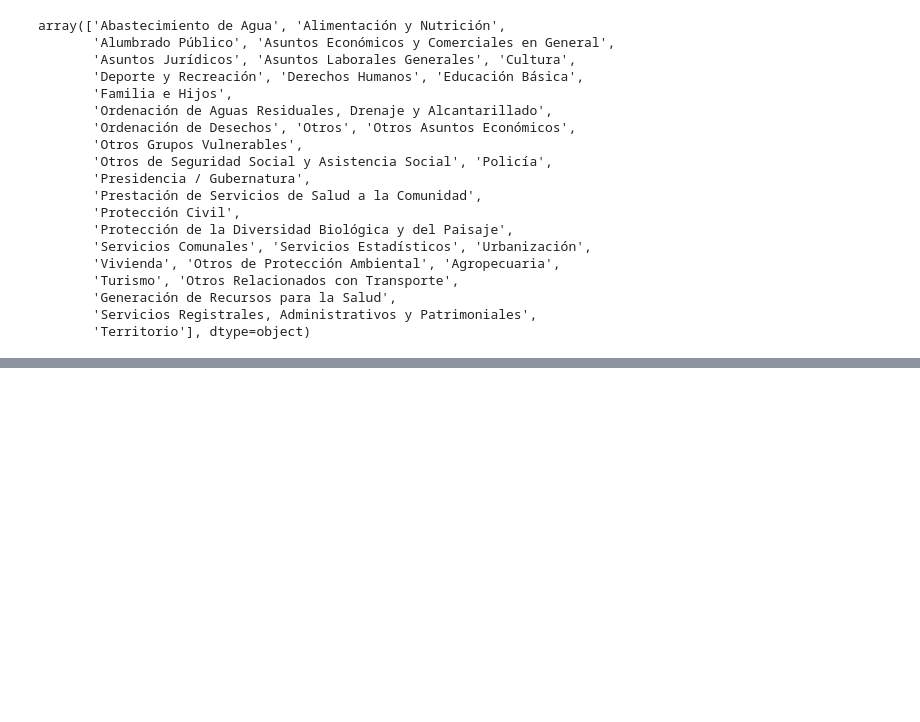
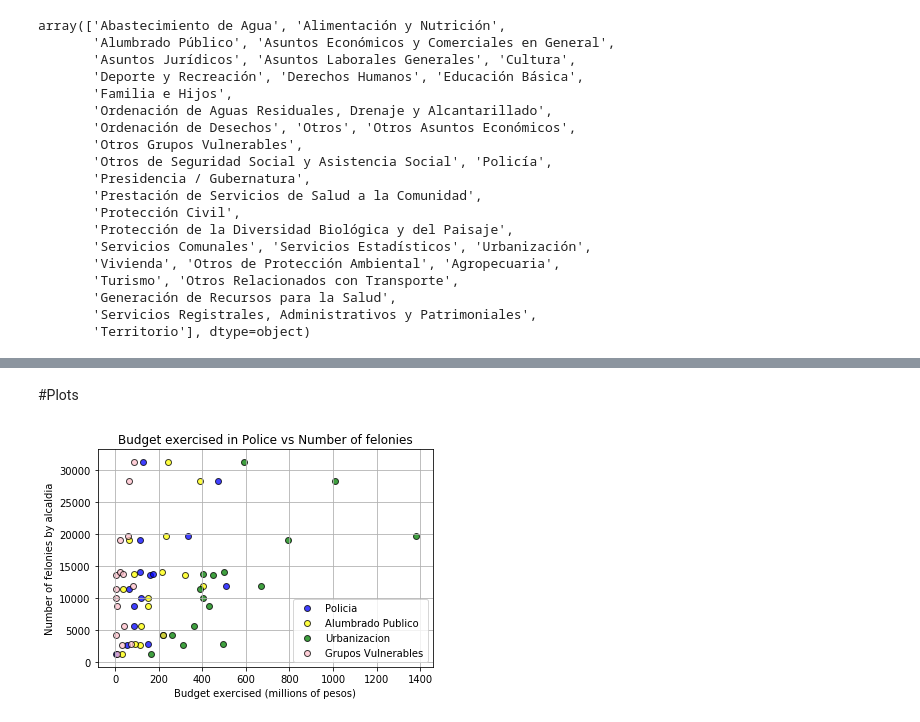
Before and after one commit to joseluismendozal10/Project1, a Jupyter notebook: Budget BTB/main_BTB.ipynb, the cells around one changed output, grey strips where cells are left out. Cells and saved outputs as stored; diff of their text form; code cells hidden in the pictures; blank space fills up the shorter version.

```diff
--- a/Budget BTB/main_BTB.ipynb
+++ b/Budget BTB/main_BTB.ipynb
@@ -135,0 +148,36 @@ budget_final_df
+# %% [markdown]
+#Plots
+# %%
+delitos=[13625, 10007, 19049, 14147, 2690, 31274, 19675, 8799, 28340, 2872, 13736, 1297, 4308, 11379, 11893, 5598]
+budget_final_df["delitos"] = delitos
+# %%
+# loop to plot the x and y scatter for each city type
+i=0
+rubros=['Policia', "Alumbrado Publico", "Urbanizacion", "Grupos Vulnerables"]
+colores=["blue", "yellow", "green", "pink"]
+
+for rubro in rubros:
+
+    plt.scatter(budget_final_df[rubro], budget_final_df["delitos"], marker="o", facecolors=colores[i], edgecolors="black", alpha=0.75)
+    i=i+1
+
+# Incorporate the other graph properties
+
+plt.grid()
+
+plt.title("Budget exercised in Police vs Number of felonies")
+plt.xlabel("Budget exercised (millions of pesos)")
+plt.ylabel("Number of felonies by alcaldia")
+
+# Create a legend
+#plt.legend(handles=[ Urban, Suburban, Rural], loc= "upper rigth")
+plt.legend(rubros, loc="best")
+
+
+# Save Figure
+plt.savefig("policia_alumbrado_urbani_vulnera.png")
+
+# Prints the scatter plot to the screen
+plt.show()
+# %% [output]
+[figure, added]
```
Also changed, not shown: parts of 7 cells of this notebook, 10 other files.
